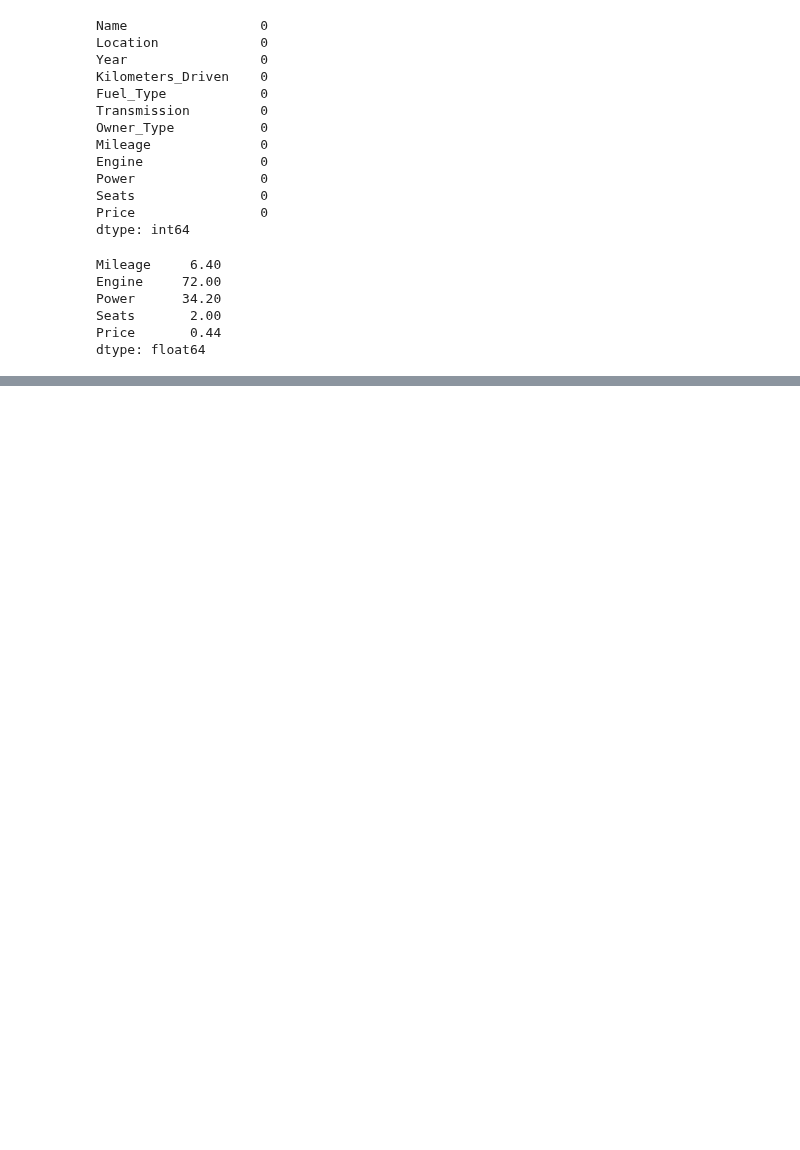
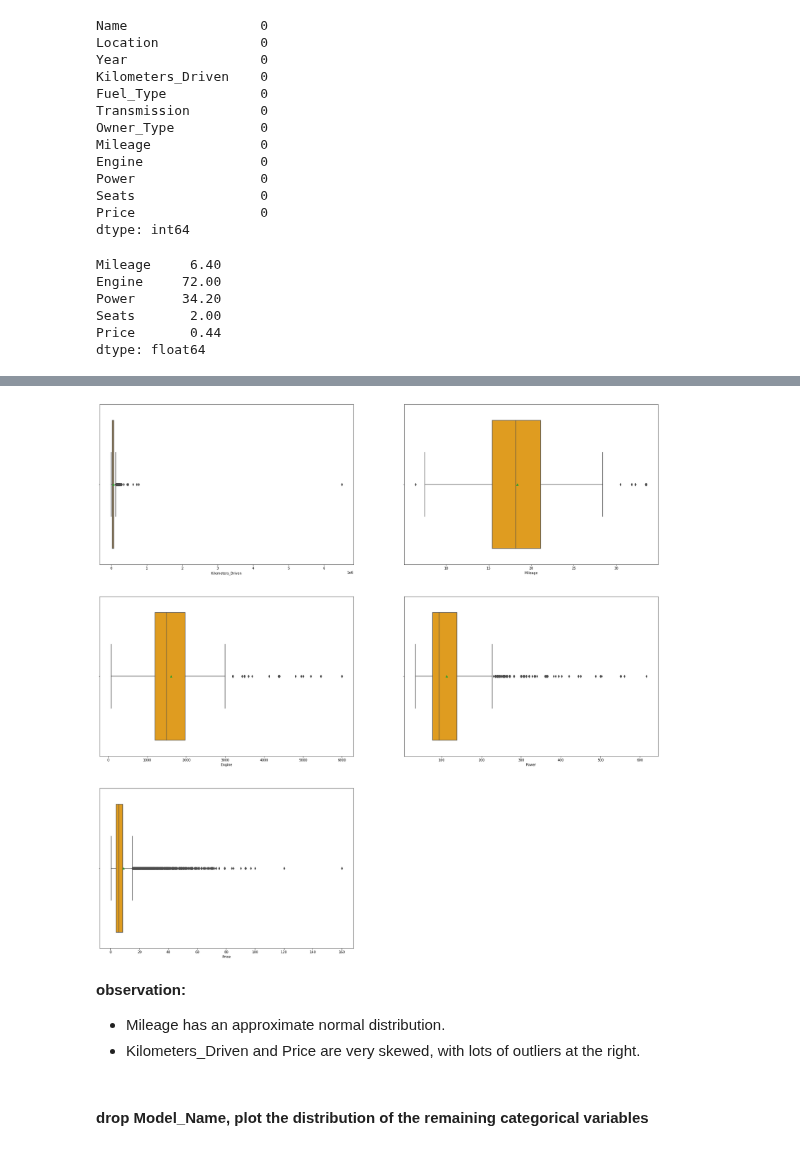
Before and after one commit to liangym2014/Data-science-and-machine-learning, a Jupyter notebook: 2.Cars4U_Project_Solution_Yanming.ipynb, the cells around one changed output, grey strips where cells are left out. Cells and saved outputs as stored; diff of their text form; code cells hidden in the pictures; blank space fills up the shorter version.

```diff
--- a/2.Cars4U_Project_Solution_Yanming.ipynb
+++ b/2.Cars4U_Project_Solution_Yanming.ipynb
@@ -370,0 +398,13 @@ number of unique values in column Model_Name: 2041
+# %%
+plt.figure(figsize = (30, 30))     # box plot for numercial variables
+for i, col in enumerate(numerical_columns):
+    plt.subplot(3, 2, i + 1)
+    sns.boxplot(x = df[col], showmeans=True, color = 'orange')   # show the position of mean
+# %% [output]
+[figure, added]
+# %% [markdown]
+**observation:**
+- Mileage has an approximate normal distribution.
+- Kilometers_Driven and Price are very skewed, with lots of outliers at the right.
+# %% [markdown]
+#### drop Model_Name, plot the distribution of the remaining categorical variables
```
Also changed, not shown: parts of 27 cells of this notebook.
